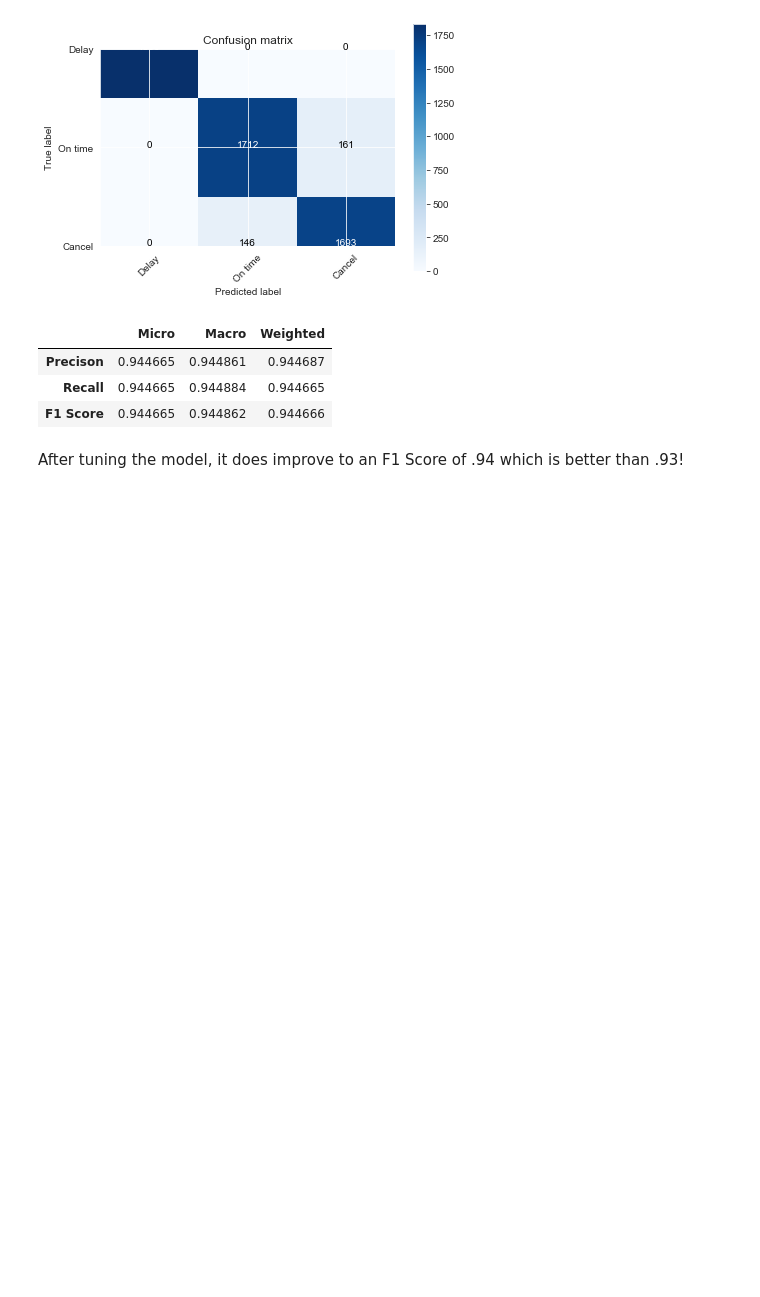
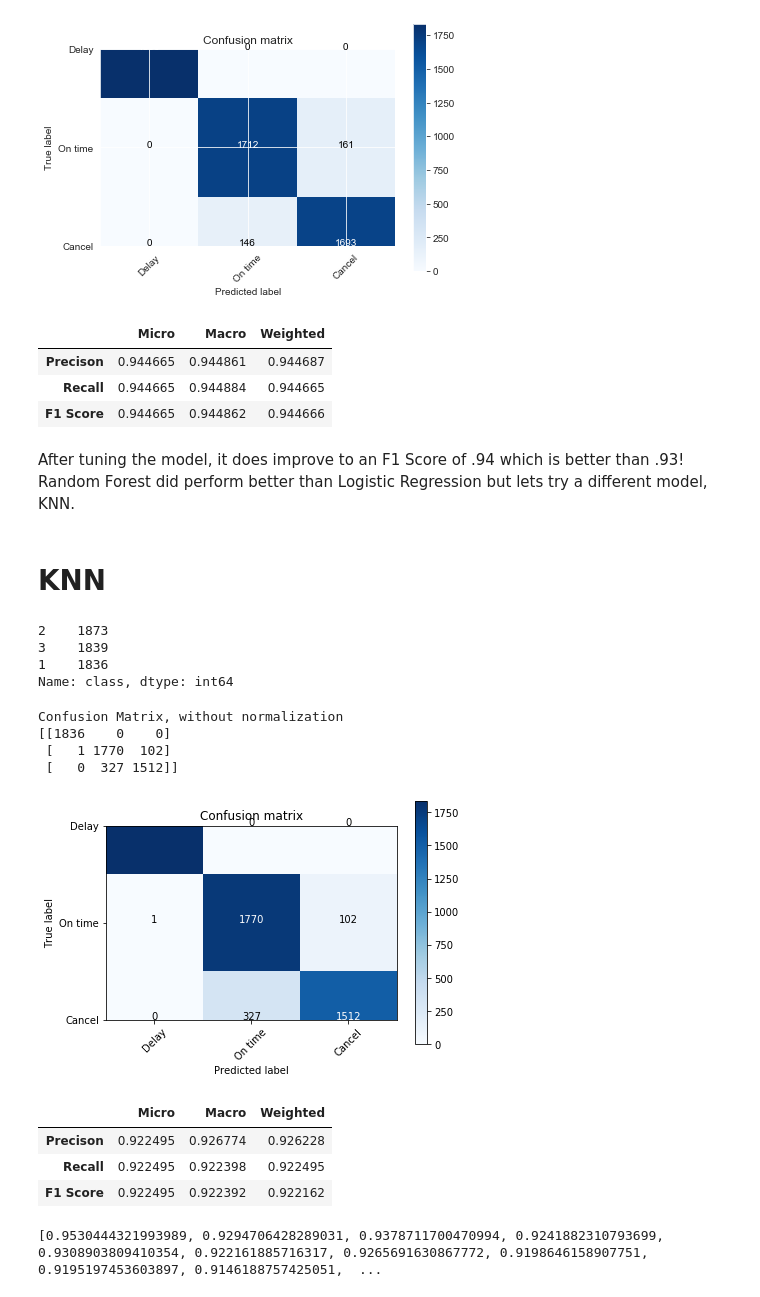
Before and after one commit to emilia329/Fly-High, a Jupyter notebook: JFKModel.ipynb, the cells around one changed output. Saved outputs shown, nothing was run; the diff lists cells and outputs as text; code cells hidden in the pictures; blank space fills up the shorter version.

Commit message:
models added to notebook

```diff
--- a/JFKModel.ipynb
+++ b/JFKModel.ipynb
@@ -320,4 +322,43 @@ datatable(y_test,refined_pred)
 | Recall | 0.944665 | 0.944884 | 0.944665 |
 | F1 Score | 0.944665 | 0.944862 | 0.944666 |
 # %% [markdown]
-After tuning the model, it does improve to an F1 Score of .94 which is better than .93!
+After tuning the model, it does improve to an F1 Score of .94 which is better than .93! Random Forest did perform better than Logistic Regression but lets try a different model, KNN.
+# %% [markdown]
+# KNN
+# %%
+model = KNeighborsClassifier(n_neighbors=6)
+model.fit(X_train, y_train)
+
+y_predknn = model.predict(X_test)
+# %%
+y_test.value_counts()
+# %% [output]
+2    1873
+3    1839
+1    1836
+Name: class, dtype: int64
+# %%
+cm = confusion_matrix(y_test,y_predknn)
+classes = ['Delay', 'On time','Cancel']
+# %%
+plot_confusion_matrix(cm, classes,
+                          normalize=False,
+                          title='Confusion matrix',
+                          cmap=plt.cm.Blues)
+# %% [output]
+Confusion Matrix, without normalization
+[[1836    0    0]
+ [   1 1770  102]
+ [   0  327 1512]]
+[figure, added]
+# %%
+datatable(y_test,y_predknn)
+# %% [output]
+|  | Micro | Macro | Weighted |
+| Precison | 0.922495 | 0.926774 | 0.926228 |
+| Recall | 0.922495 | 0.922398 | 0.922495 |
+| F1 Score | 0.922495 | 0.922392 | 0.922162 |
+# %%
+kscores()
+# %% [output]
+[0.9530444321993989, 0.9294706428289031, 0.9378711700470994, 0.9241882310793699, 0.9308903809410354, 0.922161885716317, 0.9265691630867772, 0.9198646158907751, 0.9195197453603897, 0.9146188757425051,  ...
```
Also changed, not shown: parts of 20 cells of this notebook.
